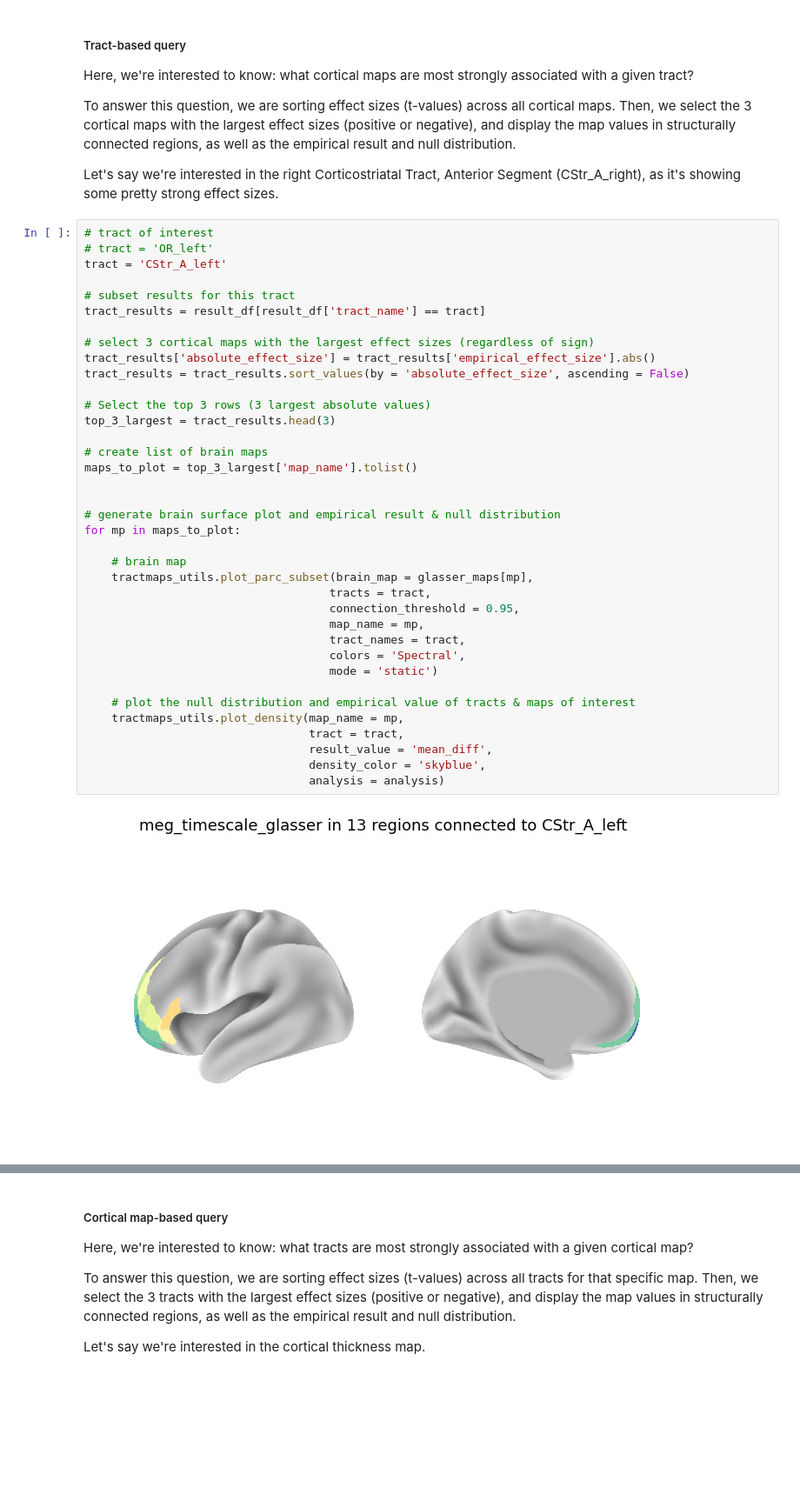
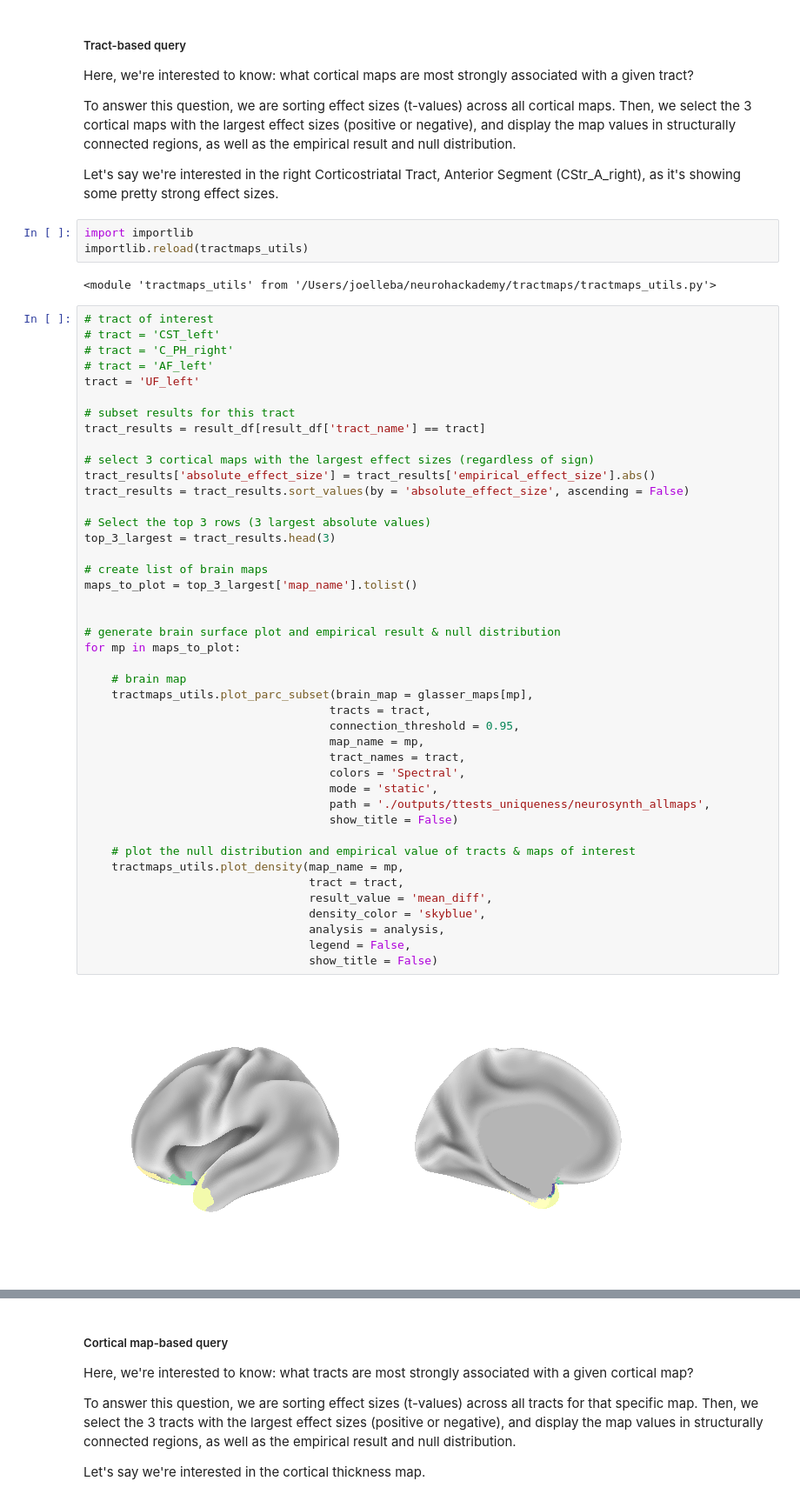
Before and after one commit to pecsok/tractmaps, a Jupyter notebook: 2_univariate_testing.ipynb, the cells around one changed output, grey strips where cells are left out. Shown at 87% size. Saved outputs shown, nothing was run; the diff lists cells and outputs as text; blank space fills up the shorter version.

Commit message:
tract assortativity option 1

```diff
--- a/2_univariate_testing.ipynb
+++ b/2_univariate_testing.ipynb
@@ -443,42 +448,53 @@ Here, we're interested to know: what cortical maps are most strongly associated
 To answer this question, we are sorting effect sizes (t-values) across all cortical maps. Then, we select the 3 cortical maps with the largest effect sizes (positive or negative), and display the map values in structurally connected regions, as well as the empirical result and null distribution.
 
 Let's say we're interested in the right Corticostriatal Tract, Anterior Segment (CStr_A_right), as it's showing some pretty strong effect sizes.
+# %%
+import importlib
+importlib.reload(tractmaps_utils)
+# %% [output]
+<module 'tractmaps_utils' from '/Users/joelleba/neurohackademy/tractmaps/tractmaps_utils.py'>
 # %%
 # tract of interest
-# tract = 'OR_left'
-tract = 'CStr_A_left'
+# tract = 'CST_left'
+# tract = 'C_PH_right'
+# tract = 'AF_left'
+tract = 'UF_left'
 
 # subset results for this tract
 tract_results = result_df[result_df['tract_name'] == tract]
 
 # select 3 cortical maps with the largest effect sizes (regardless of sign)
 tract_results['absolute_effect_size'] = tract_results['empirical_effect_size'].abs()
 tract_results = tract_results.sort_values(by = 'absolute_effect_size', ascending = False)
 
 # Select the top 3 rows (3 largest absolute values)
 top_3_largest = tract_results.head(3)
 
 # create list of brain maps
 maps_to_plot = top_3_largest['map_name'].tolist()
 
 
 # generate brain surface plot and empirical result & null distribution
 for mp in maps_to_plot:
 
     # brain map
     tractmaps_utils.plot_parc_subset(brain_map = glasser_maps[mp],
                                     tracts = tract,
                                     connection_threshold = 0.95,
                                     map_name = mp,
                                     tract_names = tract,
                                     colors = 'Spectral',
-                                    mode = 'static')
+                                    mode = 'static',
+                                    path = './outputs/ttests_uniqueness/neurosynth_allmaps',
+                                    show_title = False)
 
     # plot the null distribution and empirical value of tracts & maps of interest
     tractmaps_utils.plot_density(map_name = mp,
                                  tract = tract,
                                  result_value = 'mean_diff',
                                  density_color = 'skyblue',
-                                 analysis = analysis)
+                                 analysis = analysis,
+                                 legend = False,
+                                 show_title = False)
 # %% [output]
-[figure, old version]
+[figure, new version]
```
Also changed, not shown: parts of 14 cells of this notebook, 1 other file.
